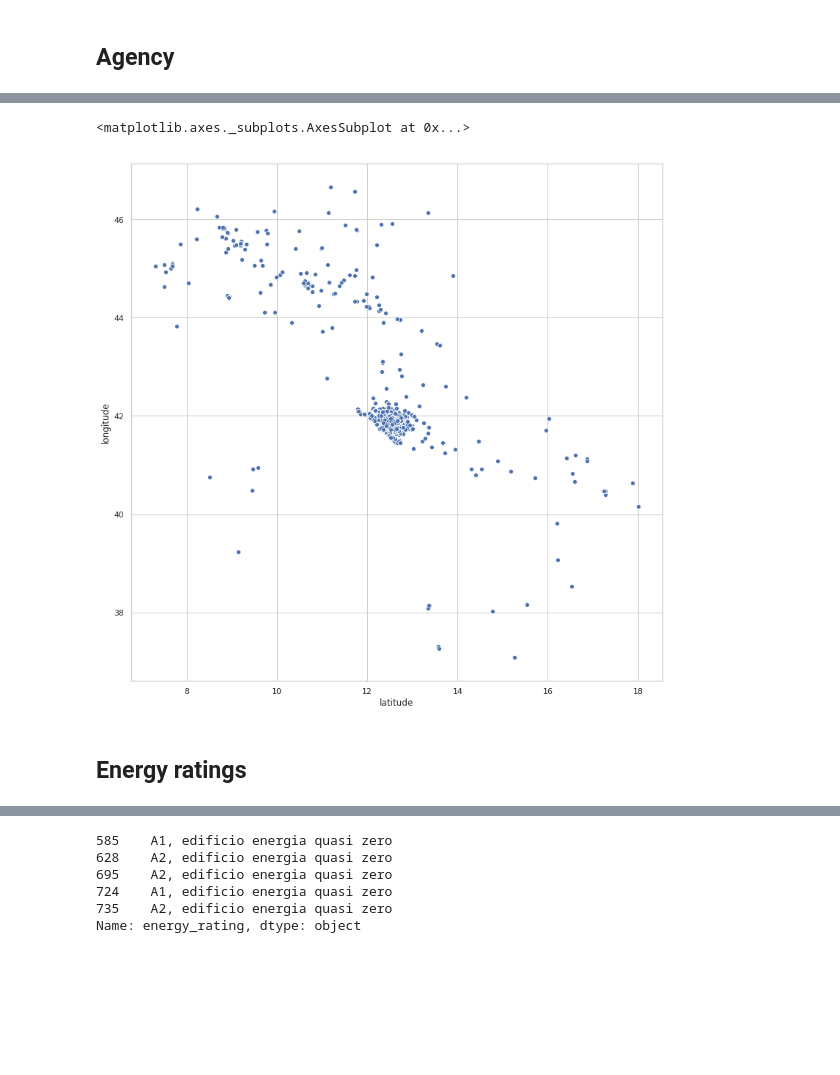
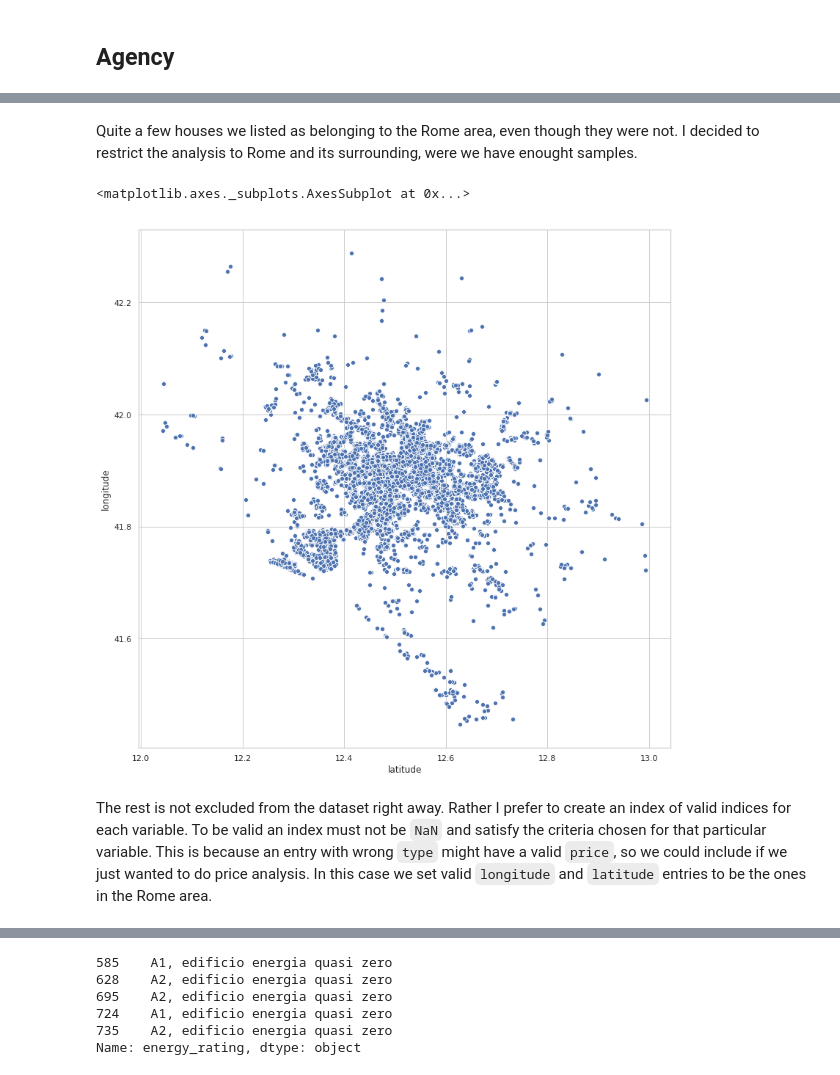
Before and after one commit to marcogenualdo/rome-housing-market, a Jupyter notebook: data_analysis.ipynb, the cells around one changed output, grey strips where cells are left out. Drawn from its saved outputs; the diff is of its cells as text; code cells hidden in the pictures; blank space fills up the shorter version.

Commit message:
basic analysis on variable dependencies, added README.md

```diff
--- a/data_analysis.ipynb
+++ b/data_analysis.ipynb
@@ -118,19 +143,22 @@ Text(0.5, 1.0, 'Agencies Counts')
+# %% [markdown]
+Quite a few houses we listed as belonging to the Rome area, even though they were not. I decided to restrict the analysis to Rome and its surrounding, were we have enought samples.
 # %%
 coord_data = data.loc[
-    (data.latitude < 25) &
-    (data.latitude > 4) &
-    (data.longitude < 48) &
-    (data.longitude > 35)
+    (data.latitude > 12) &
+    (data.latitude < 13) &
+    (data.longitude > 41) &
+    (data.longitude < 42.3)
 ]
 
 plt.figure(figsize=(13,13))
 sns.scatterplot(
     x='latitude',
     y='longitude',
     data=coord_data
 )
 # %% [output]
 <matplotlib.axes._subplots.AxesSubplot at 0x...>
-[figure, old version]
+[figure, new version]
-# %% [markdown]
-## Energy ratings
+# %% [markdown]
+The rest is not excluded from the dataset right away. Rather I prefer to create an index of valid indices for each variable. To be valid an index must not be `NaN` and satisfy the criteria chosen for that particular variable. This is because an entry with wrong `type` might have a valid `price`, so we could include if we just wanted to do price analysis.
+In this case we set valid `longitude` and `latitude` entries to be the ones in the Rome area.
```
Also changed, not shown: parts of 77 cells of this notebook, 4 other files.
